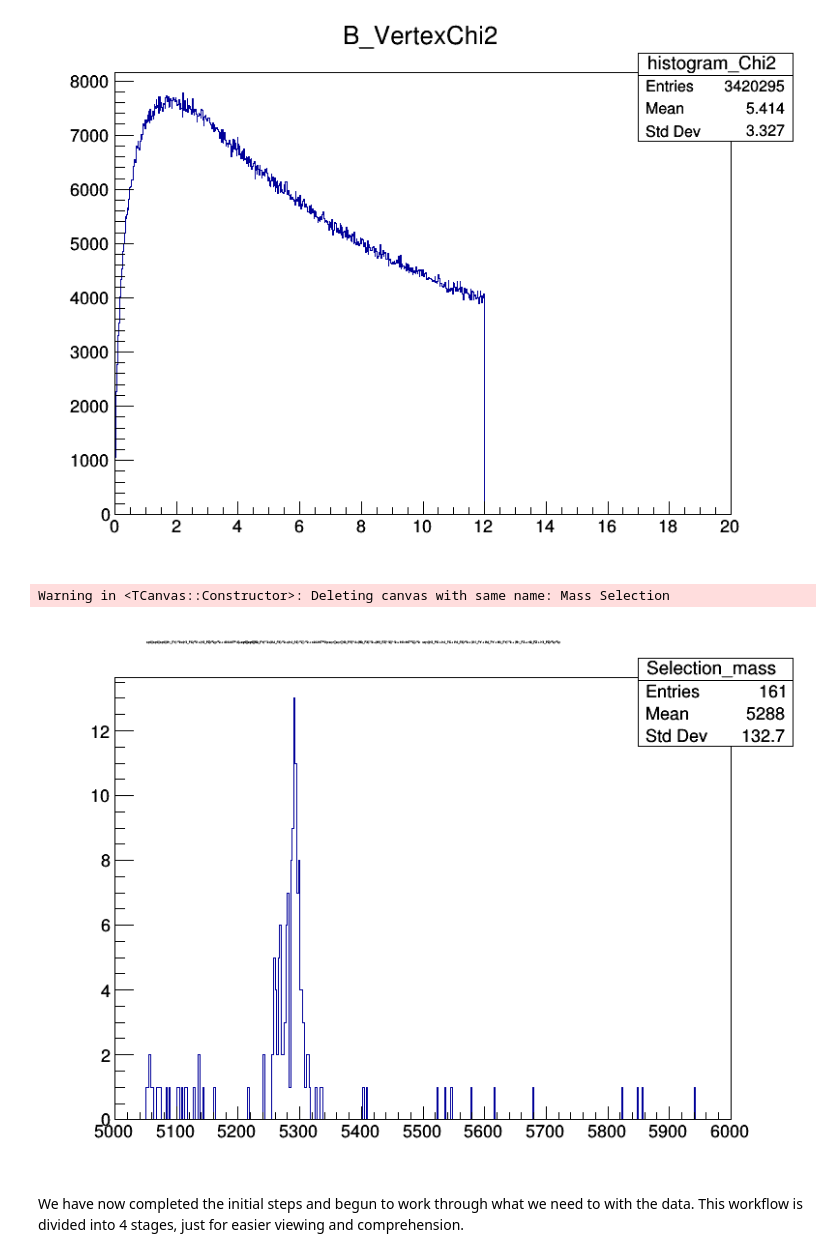
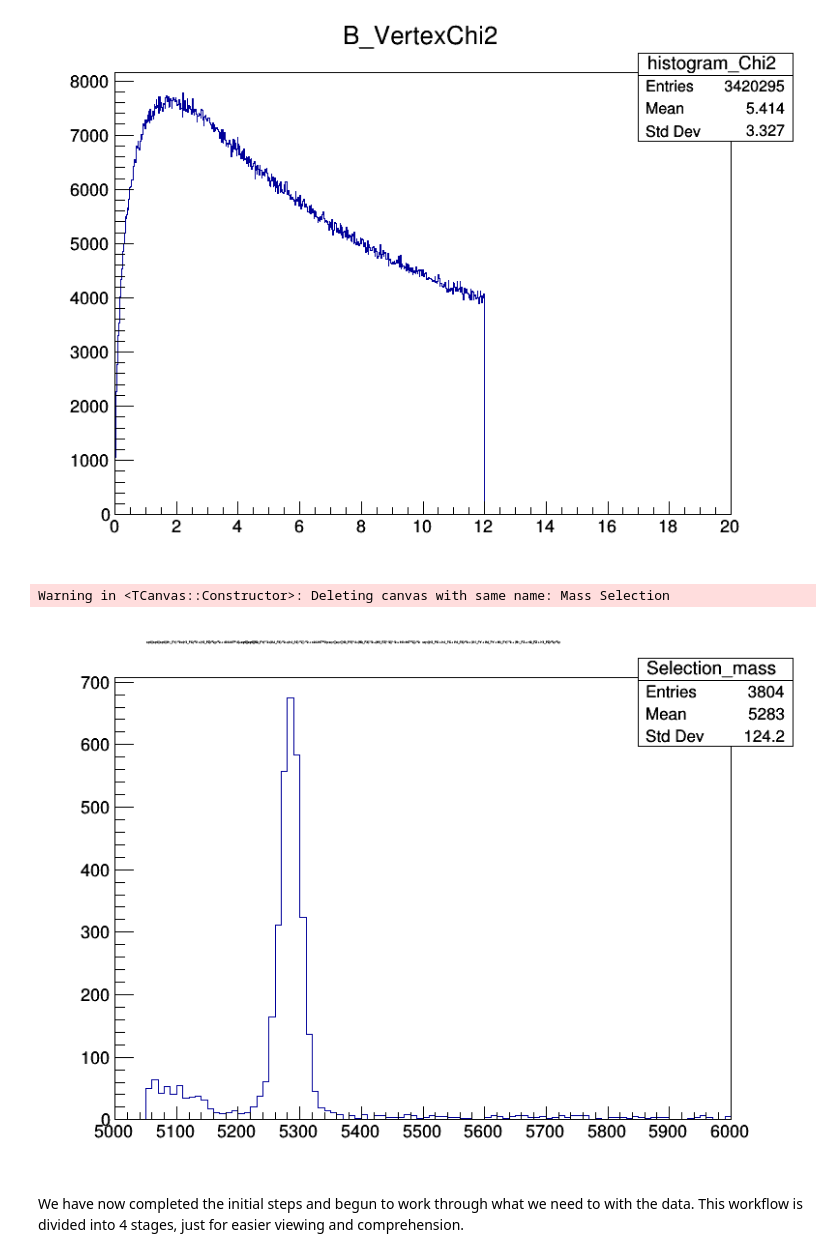
Before and after one commit to MerlijnvEmmerik/Mijnrel, a Jupyter notebook: Week_4.ipynb, the cells around one changed output. Drawn from its saved outputs; the diff is of its cells as text; code cells hidden in the pictures.

```diff
--- a/Week_4.ipynb
+++ b/Week_4.ipynb
@@ -358,20 +358,20 @@ B_Vertex.Draw()
 [figure]
 # %%
 #This example is for each daughter particle to have a Probability of being a Pion being more than 90% and H1 to not be a muon
-
-selection=("H1_ProbPi<0.1&H2_ProbPi<0.1&H3_ProbPi<0.1&H1_ProbK>0.9&H2_ProbK>0.9&H3_ProbK>0.9&!H1_isMuon&!H2_isMuon&!H3_isMuon")
+#H1_ProbPi<0.1&H2_ProbPi<0.1&H3_ProbPi<0.1&H1_ProbK>0.9&H2_ProbK>0.9&H3_ProbK>0.9
+selection=(" H1_ProbPi < 0.15 & H2_ProbPi < 0.15 & H3_ProbPi < 0.15 & H1_ProbK > 0.5 & H2_ProbK > 0.5 & H3_ProbK > 0.5 & B_VertexChi2 < 6&!H1_isMuon&!H2_isMuon&!H3_isMuon")
 CutTree=tree.CopyTree(selection)
 
 Sel = ROOT.TCanvas("Mass Selection","Sel_Mass",800,600)
 
-CutTree.Draw(mass_B + ">>Selection_mass(400,5000,6000)")
+CutTree.Draw(mass_B + ">>Selection_mass(100,5000,6000)")
 
 histogram_SelM = ROOT.gDirectory.Get("Selection_mass")
 
 Sel.Draw()
 # %% [output]
 Warning in <TCanvas::Constructor>: Deleting canvas with same name: Mass Selection
-[figure, old version]
+[figure, new version]
 # %% [markdown]
 We have now completed the initial steps and begun to work through what we need to with the data. This workflow is divided into 4 stages, just for easier viewing and comprehension.
 # %%
```
Also changed, not shown: parts of 5 cells of this notebook.
